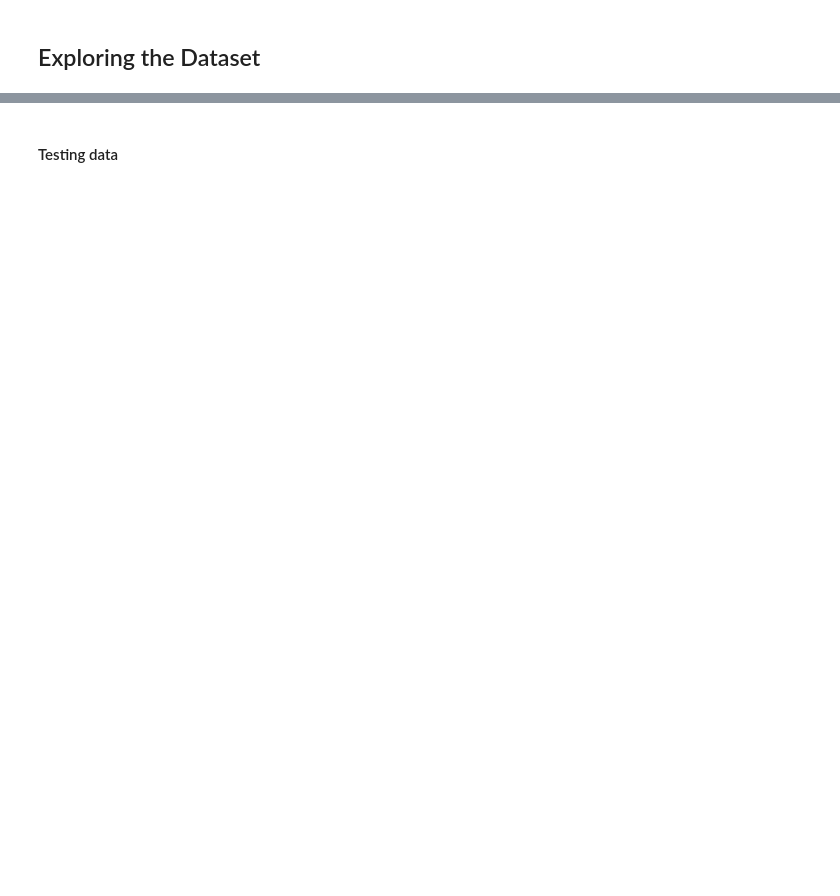
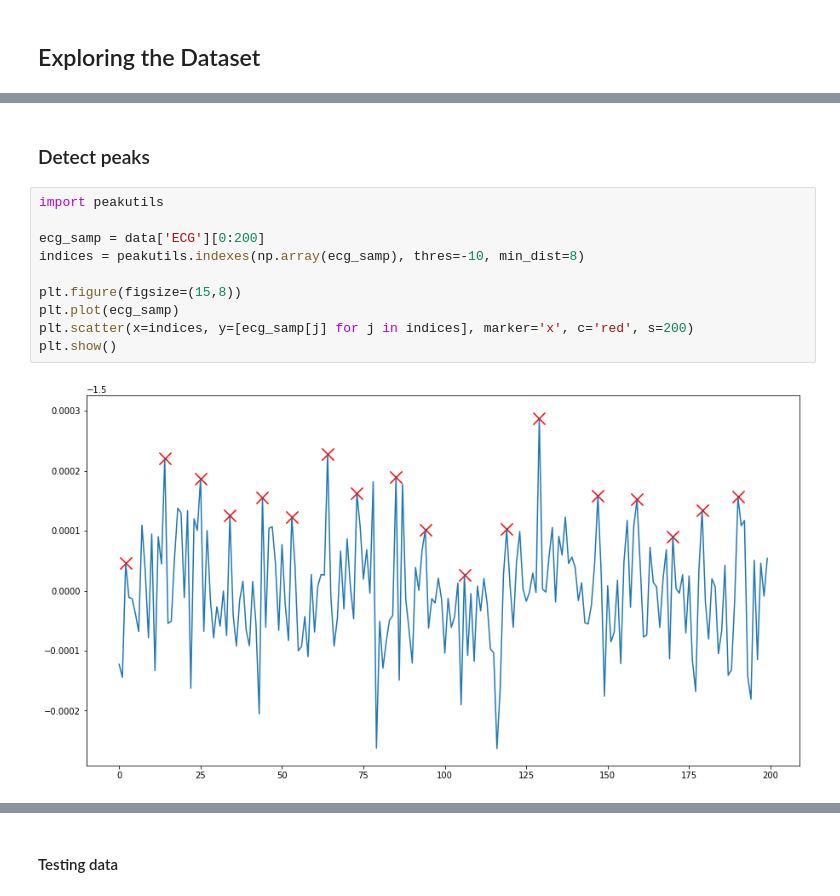
Before and after one commit to ielmansouri/Stress_Detection, a Jupyter notebook: Stress_Detection_Starting_Kit.ipynb, the cells around one changed output, grey strips where cells are left out. Cells and saved outputs as stored; diff of their text form; blank space fills up the shorter version.

```diff
--- a/Stress_Detection_Starting_Kit.ipynb
+++ b/Stress_Detection_Starting_Kit.ipynb
@@ -208,0 +271,14 @@ del res_bio
+# %% [markdown]
+### Detect peaks
+# %%
+import peakutils
+
+ecg_samp = data['ECG'][0:200]
+indices = peakutils.indexes(np.array(ecg_samp), thres=-10, min_dist=8)
+
+plt.figure(figsize=(15,8))
+plt.plot(ecg_samp)
+plt.scatter(x=indices, y=[ecg_samp[j] for j in indices], marker='x', c='red', s=200)
+plt.show()
+# %% [output]
+[figure, added]
```
Also changed, not shown: parts of 57 cells of this notebook.
